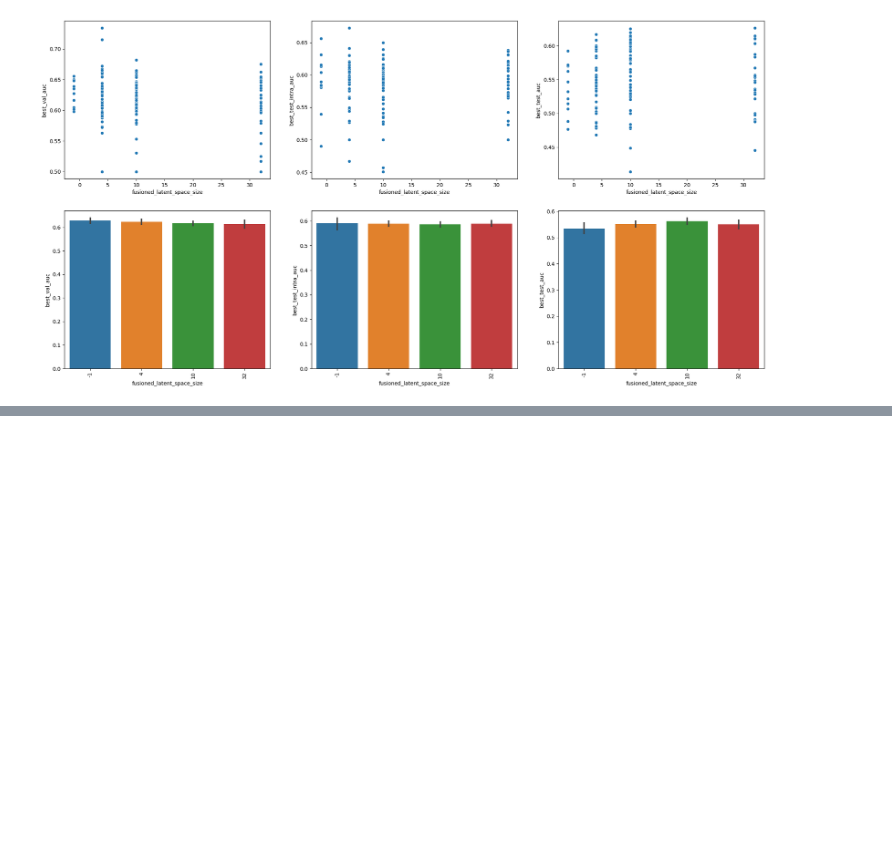
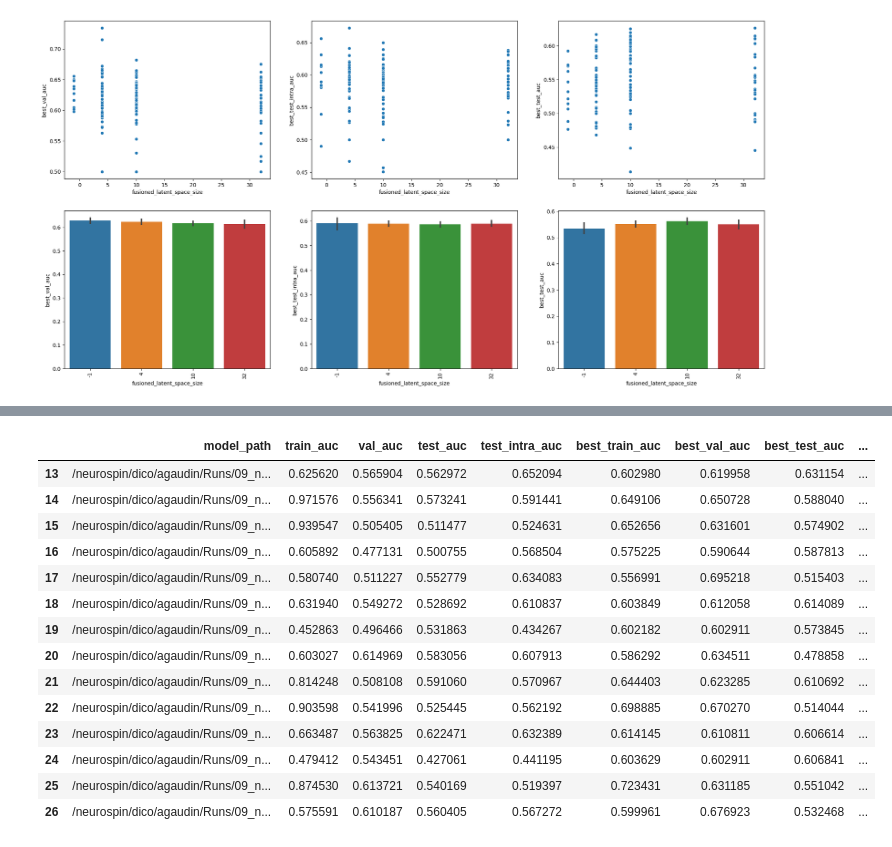
Before and after one commit to neurospin-projects/2023_agaudin_jchavas_folding_supervised, a Jupyter notebook: contrastive/notebooks/wandb_grid_searches/ACC_presearch.ipynb, the cells around one changed output, grey strips where cells are left out. Cells and saved outputs as stored; diff of their text form; code cells hidden in the pictures; blank space fills up the shorter version.

```diff
--- a/contrastive/notebooks/wandb_grid_searches/ACC_presearch.ipynb
+++ b/contrastive/notebooks/wandb_grid_searches/ACC_presearch.ipynb
@@ -395,0 +433,19 @@ graphs_intra(bdd_schiz, 'fusioned_latent_space_size', continuous=False,
+# %%
+none_sigmoid = bdd_activations[bdd_activations.projection_head_name == 'sigmoid']
+none_sigmoid
+# %% [output]
+|  | model_path | train_auc | val_auc | test_auc | test_intra_auc | best_train_auc | best_val_auc | best_test_auc | ... |
+| 13 | /neurospin/dico/agaudin/Runs/09_n... | 0.625620 | 0.565904 | 0.562972 | 0.652094 | 0.602980 | 0.619958 | 0.631154 | ... |
+| 14 | /neurospin/dico/agaudin/Runs/09_n... | 0.971576 | 0.556341 | 0.573241 | 0.591441 | 0.649106 | 0.650728 | 0.588040 | ... |
+| 15 | /neurospin/dico/agaudin/Runs/09_n... | 0.939547 | 0.505405 | 0.511477 | 0.524631 | 0.652656 | 0.631601 | 0.574902 | ... |
+| 16 | /neurospin/dico/agaudin/Runs/09_n... | 0.605892 | 0.477131 | 0.500755 | 0.568504 | 0.575225 | 0.590644 | 0.587813 | ... |
+| 17 | /neurospin/dico/agaudin/Runs/09_n... | 0.580740 | 0.511227 | 0.552779 | 0.634083 | 0.556991 | 0.695218 | 0.515403 | ... |
+| 18 | /neurospin/dico/agaudin/Runs/09_n... | 0.631940 | 0.549272 | 0.528692 | 0.610837 | 0.603849 | 0.612058 | 0.614089 | ... |
+| 19 | /neurospin/dico/agaudin/Runs/09_n... | 0.452863 | 0.496466 | 0.531863 | 0.434267 | 0.602182 | 0.602911 | 0.573845 | ... |
+| 20 | /neurospin/dico/agaudin/Runs/09_n... | 0.603027 | 0.614969 | 0.583056 | 0.607913 | 0.586292 | 0.634511 | 0.478858 | ... |
+| 21 | /neurospin/dico/agaudin/Runs/09_n... | 0.814248 | 0.508108 | 0.591060 | 0.570967 | 0.644403 | 0.623285 | 0.610692 | ... |
+| 22 | /neurospin/dico/agaudin/Runs/09_n... | 0.903598 | 0.541996 | 0.525445 | 0.562192 | 0.698885 | 0.670270 | 0.514044 | ... |
+| 23 | /neurospin/dico/agaudin/Runs/09_n... | 0.663487 | 0.563825 | 0.622471 | 0.632389 | 0.614145 | 0.610811 | 0.606614 | ... |
+| 24 | /neurospin/dico/agaudin/Runs/09_n... | 0.479412 | 0.543451 | 0.427061 | 0.441195 | 0.603629 | 0.602911 | 0.606841 | ... |
+| 25 | /neurospin/dico/agaudin/Runs/09_n... | 0.874530 | 0.613721 | 0.540169 | 0.519397 | 0.723431 | 0.631185 | 0.551042 | ... |
+| 26 | /neurospin/dico/agaudin/Runs/09_n... | 0.575591 | 0.610187 | 0.560405 | 0.567272 | 0.599961 | 0.676923 | 0.532468 | ... |
```
Also changed, not shown: parts of 4 cells of this notebook, 7 other files.
